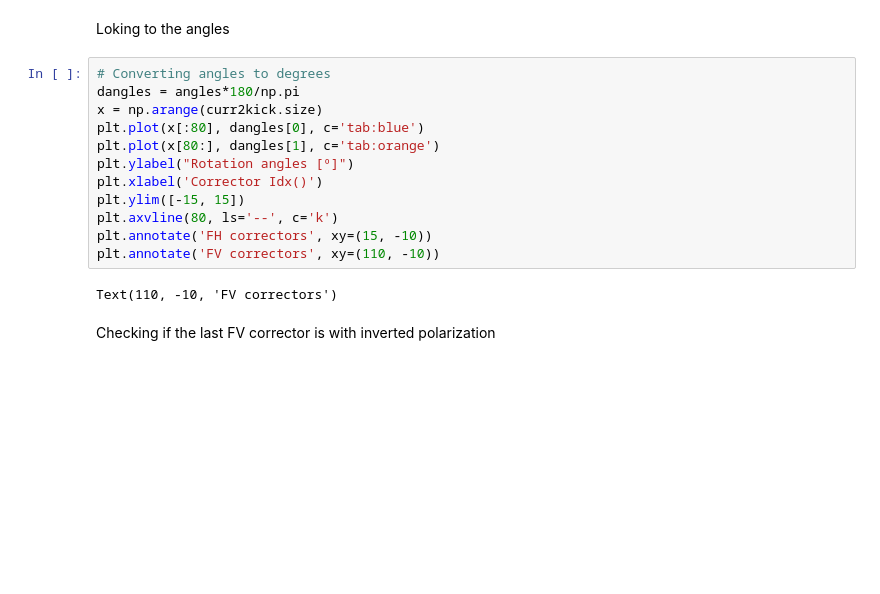
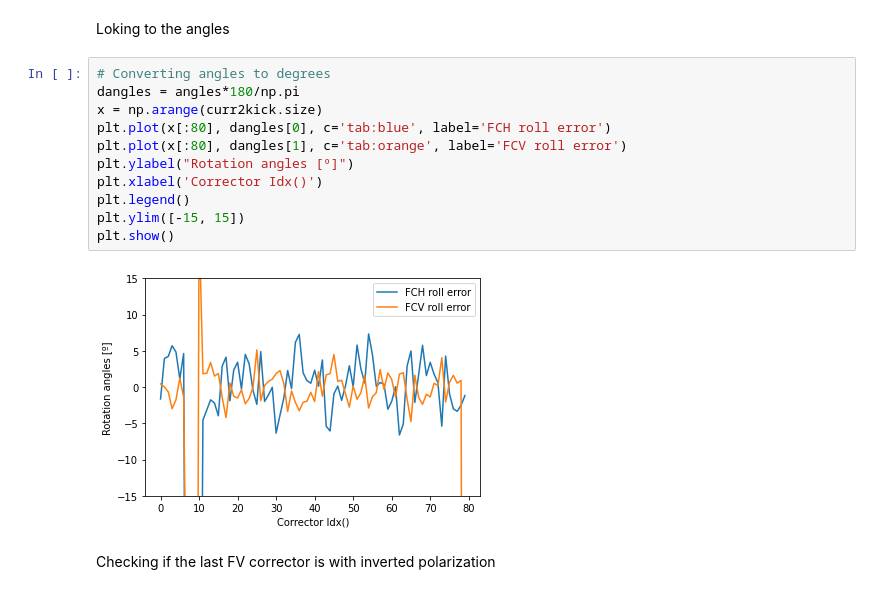
Before and after one commit to lnls-fac/apsuite, a Jupyter notebook: apsuite/fast_correctors/fast_correctors_polarization_measure.ipynb, the cells around one changed output. Drawn from its saved outputs; the diff is of its cells as text; blank space fills up the shorter version.

```diff
--- a/apsuite/fast_correctors/fast_correctors_polarization_measure.ipynb
+++ b/apsuite/fast_correctors/fast_correctors_polarization_measure.ipynb
@@ -302,17 +340,16 @@ Loking to the angles
 # %%
 # Converting angles to degrees
 dangles = angles*180/np.pi
 x = np.arange(curr2kick.size)
-plt.plot(x[:80], dangles[0], c='tab:blue')
-plt.plot(x[80:], dangles[1], c='tab:orange')
+plt.plot(x[:80], dangles[0], c='tab:blue', label='FCH roll error')
+plt.plot(x[:80], dangles[1], c='tab:orange', label='FCV roll error')
 plt.ylabel("Rotation angles [º]")
 plt.xlabel('Corrector Idx()')
+plt.legend()
 plt.ylim([-15, 15])
-plt.axvline(80, ls='--', c='k')
-plt.annotate('FH correctors', xy=(15, -10))
-plt.annotate('FV correctors', xy=(110, -10))
+plt.show()
 # %% [output]
-Text(110, -10, 'FV correctors')
+[figure, added]
 # %% [markdown]
 Checking if the last FV corrector is with inverted polarization
 # %%
```
Also changed, not shown: parts of 34 cells of this notebook, 9 other files.
